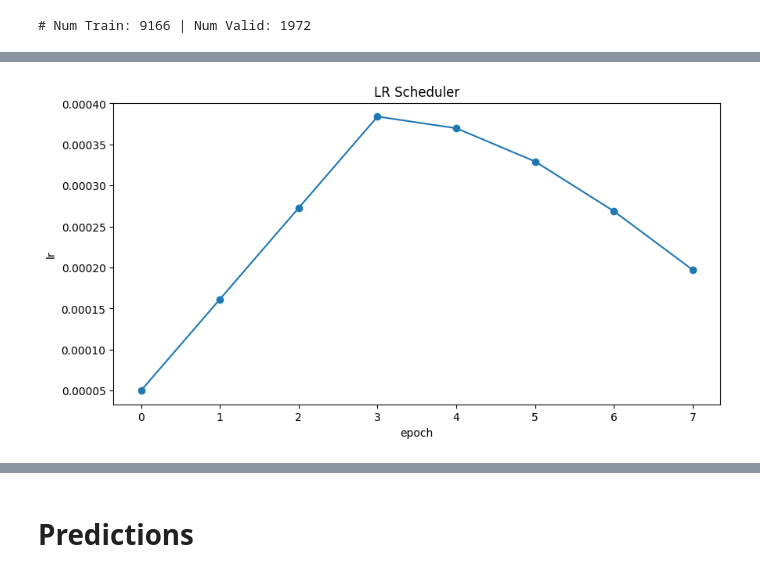
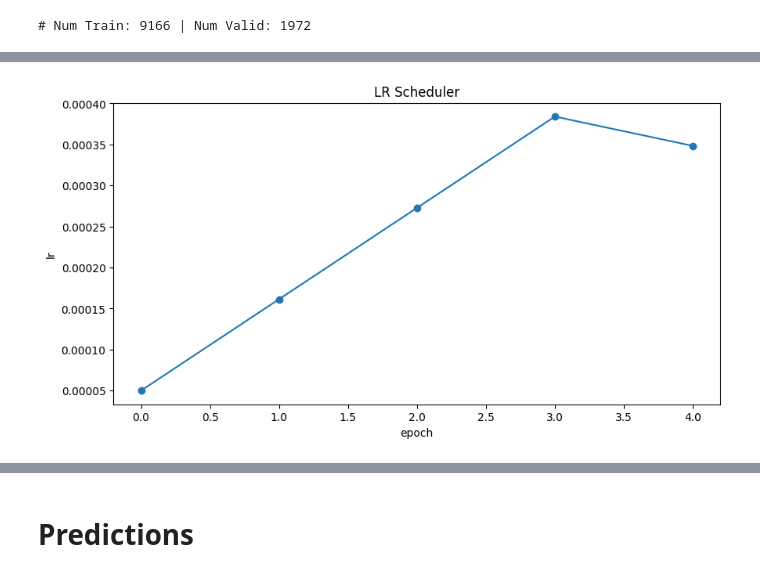
Before and after one commit to yujansaya/harmful_brain_acitivity, a Jupyter notebook: harmful-brain-activity.ipynb, the cells around one changed output, grey strips where cells are left out. Drawn from its saved outputs; the diff is of its cells as text; code cells hidden in the pictures.

```diff
--- a/harmful-brain-activity.ipynb
+++ b/harmful-brain-activity.ipynb
@@ -355,33 +356,33 @@ plt.show()
 # %%
 import math
 
-def get_lr_callback(batch_size=8, mode='cos', epochs=8, plot=False):
+def get_lr_callback(batch_size=8, mode='cos', epochs=5, plot=False):
     lr_start, lr_max, lr_min = 5e-5, 6e-6 * batch_size, 1e-5
     lr_ramp_ep, lr_sus_ep, lr_decay = 3, 0, 0.75
 
     def lrfn(epoch):  # Learning rate update function
         if epoch < lr_ramp_ep: lr = (lr_max - lr_start) / lr_ramp_ep * epoch + lr_start
         elif epoch < lr_ramp_ep + lr_sus_ep: lr = lr_max
         elif mode == 'exp': lr = (lr_max - lr_min) * lr_decay**(epoch - lr_ramp_ep - lr_sus_ep) + lr_min
         elif mode == 'step': lr = lr_max * lr_decay**((epoch - lr_ramp_ep - lr_sus_ep) // 2)
         elif mode == 'cos':
             decay_total_epochs, decay_epoch_index = epochs - lr_ramp_ep - lr_sus_ep + 3, epoch - lr_ramp_ep - lr_sus_ep
             phase = math.pi * decay_epoch_index / decay_total_epochs
             lr = (lr_max - lr_min) * 0.5 * (1 + math.cos(phase)) + lr_min
         return lr
 
     if plot:  # Plot lr curve if plot is True
         plt.figure(figsize=(10, 5))
         plt.plot(np.arange(epochs), [lrfn(epoch) for epoch in np.arange(epochs)], marker='o')
         plt.xlabel('epoch'); plt.ylabel('lr')
         plt.title('LR Scheduler')
         plt.show()
 
     return tf.keras.callbacks.LearningRateScheduler(lrfn, verbose=False)  # Create lr callback
 
 lr_cb = get_lr_callback(64, mode='cos', plot=True)
 # %% [output]
-[figure, old version]
+[figure, new version]
 # %%
 from tensorflow.keras.applications.efficientnet_v2 import EfficientNetV2L
 # %%
```
Also changed, not shown: parts of 17 cells of this notebook.
